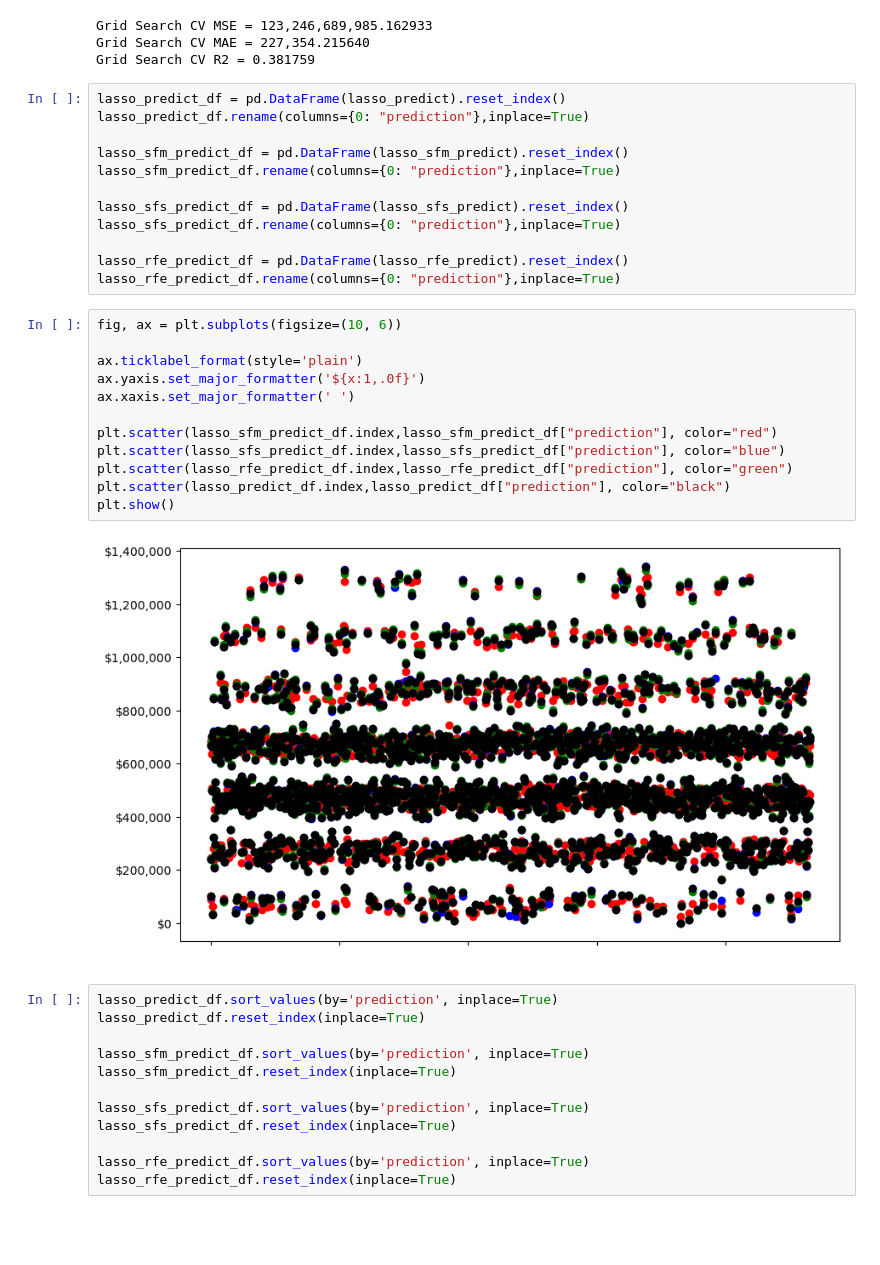
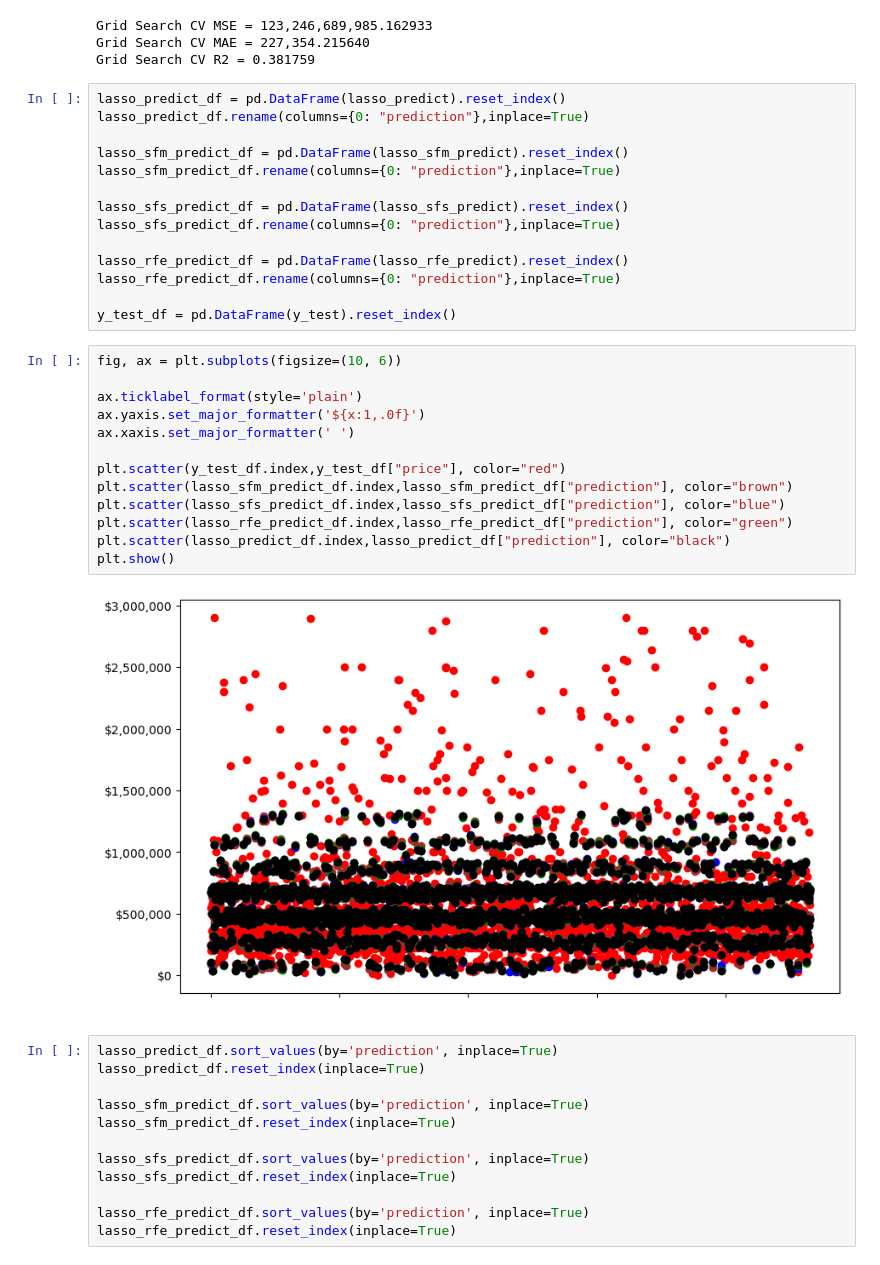
Before and after one commit to jiml-mlai-bootcamp-ucberkeley/Capstone_1, a Jupyter notebook: nj/Lasso Regression.ipynb, the cells around one changed output. Cells and saved outputs as stored; diff of their text form; blank space fills up the shorter version.

```diff
--- a/nj/Lasso Regression.ipynb
+++ b/nj/Lasso Regression.ipynb
@@ -187,20 +187,23 @@ lasso_sfs_predict_df.rename(columns={0: "prediction"},inplace=True)
 
 lasso_rfe_predict_df = pd.DataFrame(lasso_rfe_predict).reset_index()
 lasso_rfe_predict_df.rename(columns={0: "prediction"},inplace=True)
+
+y_test_df = pd.DataFrame(y_test).reset_index()
 # %%
 fig, ax = plt.subplots(figsize=(10, 6))
 
 ax.ticklabel_format(style='plain')
 ax.yaxis.set_major_formatter('${x:1,.0f}')
 ax.xaxis.set_major_formatter(' ')
 
-plt.scatter(lasso_sfm_predict_df.index,lasso_sfm_predict_df["prediction"], color="red")
+plt.scatter(y_test_df.index,y_test_df["price"], color="red")
+plt.scatter(lasso_sfm_predict_df.index,lasso_sfm_predict_df["prediction"], color="brown")
 plt.scatter(lasso_sfs_predict_df.index,lasso_sfs_predict_df["prediction"], color="blue")
 plt.scatter(lasso_rfe_predict_df.index,lasso_rfe_predict_df["prediction"], color="green")
 plt.scatter(lasso_predict_df.index,lasso_predict_df["prediction"], color="black")
 plt.show()
 # %% [output]
-[figure, old version]
+[figure, new version]
 # %%
 lasso_predict_df.sort_values(by='prediction', inplace=True)
 lasso_predict_df.reset_index(inplace=True)
```
Also changed, not shown: 2 other files.
